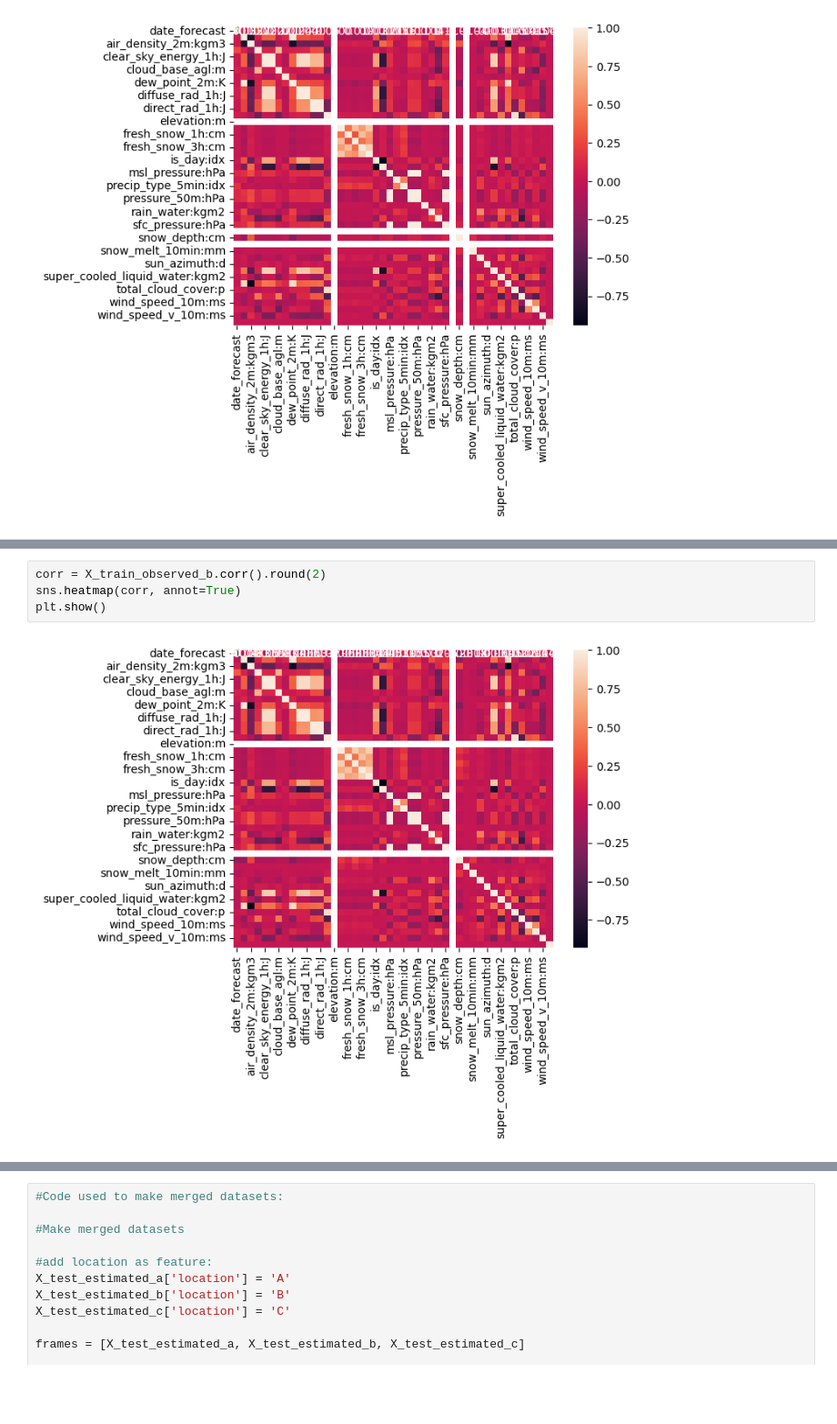
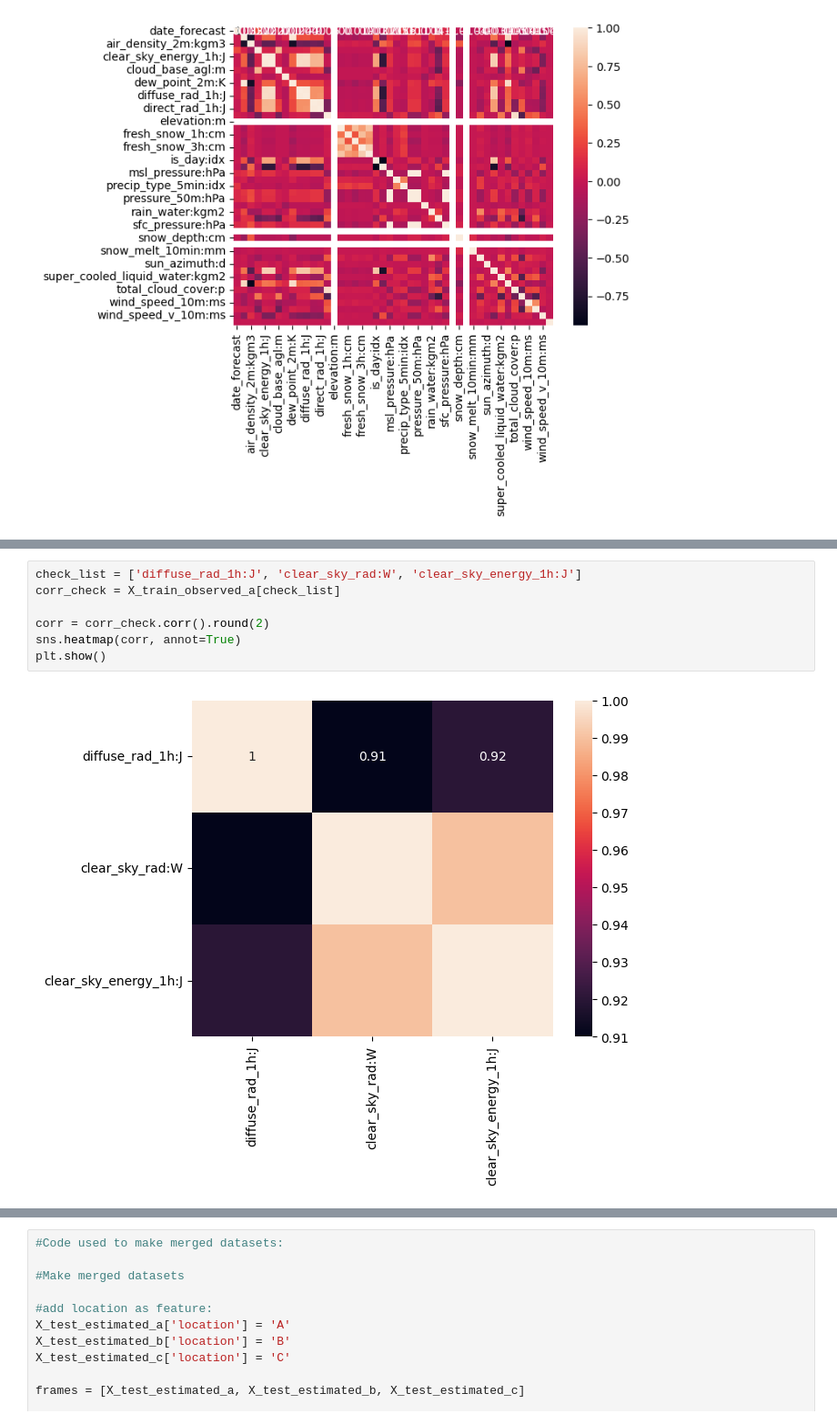
Before and after one commit to Bergschtein/Solar-Energy-Prediction, a Jupyter notebook: long.ipynb, the cells around one changed output, grey strips where cells are left out. Shown at 91% size. Saved outputs shown, nothing was run; the diff lists cells and outputs as text; blank space fills up the shorter version.

```diff
--- a/long.ipynb
+++ b/long.ipynb
@@ -129,6 +209,9 @@ plt.show()
 # %%
-corr = X_train_observed_b.corr().round(2)
+check_list = ['diffuse_rad_1h:J', 'clear_sky_rad:W', 'clear_sky_energy_1h:J']
+corr_check = X_train_observed_a[check_list]
+
+corr = corr_check.corr().round(2)
 sns.heatmap(corr, annot=True)
 plt.show()
 # %% [output]
-[figure, old version]
+[figure, new version]
```
Also changed, not shown: parts of 8 cells of this notebook, 1 other file.
